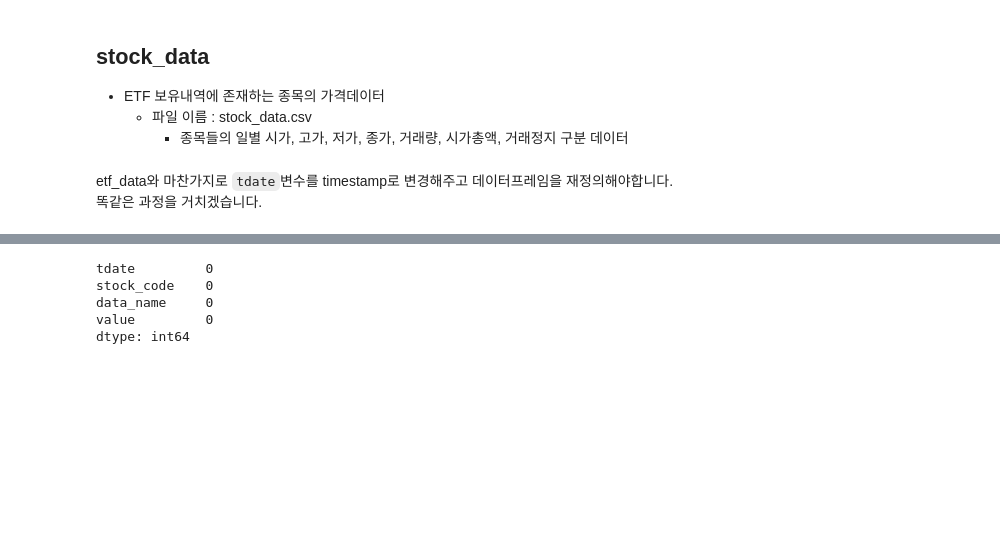
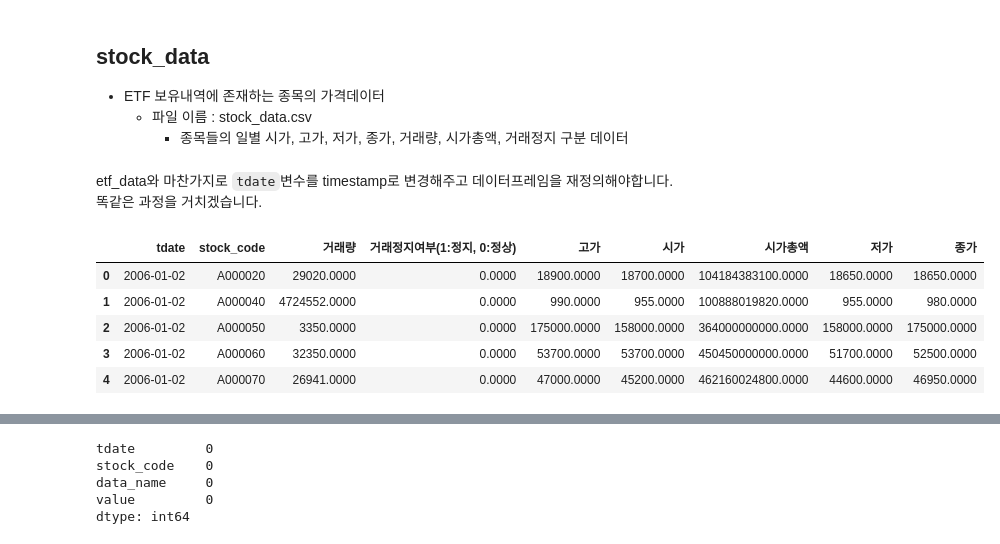
Before and after one commit to ElectionInfo/magi, a Jupyter notebook: Data_EDA.ipynb, the cells around one changed output, grey strips where cells are left out. Drawn from its saved outputs; the diff is of its cells as text; code cells hidden in the pictures; blank space fills up the shorter version.

```diff
--- a/Data_EDA.ipynb
+++ b/Data_EDA.ipynb
@@ -279,3 +280,12 @@ else:
     stock_data_new = piv
 
     stock_data_new.to_csv(path+'stock_data_new.csv', index=False, encoding='euc_kr')
+# %%
+stock_data_new.head()
+# %% [output]
+|  | tdate | stock_code | 거래량 | 거래정지여부(1:정지, 0:정상) | 고가 | 시가 | 시가총액 | 저가 | 종가 |
+| 0 | 2006-01-02 | A000020 | 29020.0000 | 0.0000 | 18900.0000 | 18700.0000 | 104184383100.0000 | 18650.0000 | 18650.0000 |
+| 1 | 2006-01-02 | A000040 | 4724552.0000 | 0.0000 | 990.0000 | 955.0000 | 100888019820.0000 | 955.0000 | 980.0000 |
+| 2 | 2006-01-02 | A000050 | 3350.0000 | 0.0000 | 175000.0000 | 158000.0000 | 364000000000.0000 | 158000.0000 | 175000.0000 |
+| 3 | 2006-01-02 | A000060 | 32350.0000 | 0.0000 | 53700.0000 | 53700.0000 | 450450000000.0000 | 51700.0000 | 52500.0000 |
+| 4 | 2006-01-02 | A000070 | 26941.0000 | 0.0000 | 47000.0000 | 45200.0000 | 462160024800.0000 | 44600.0000 | 46950.0000 |
```
Also changed, not shown: parts of 6 cells of this notebook.
